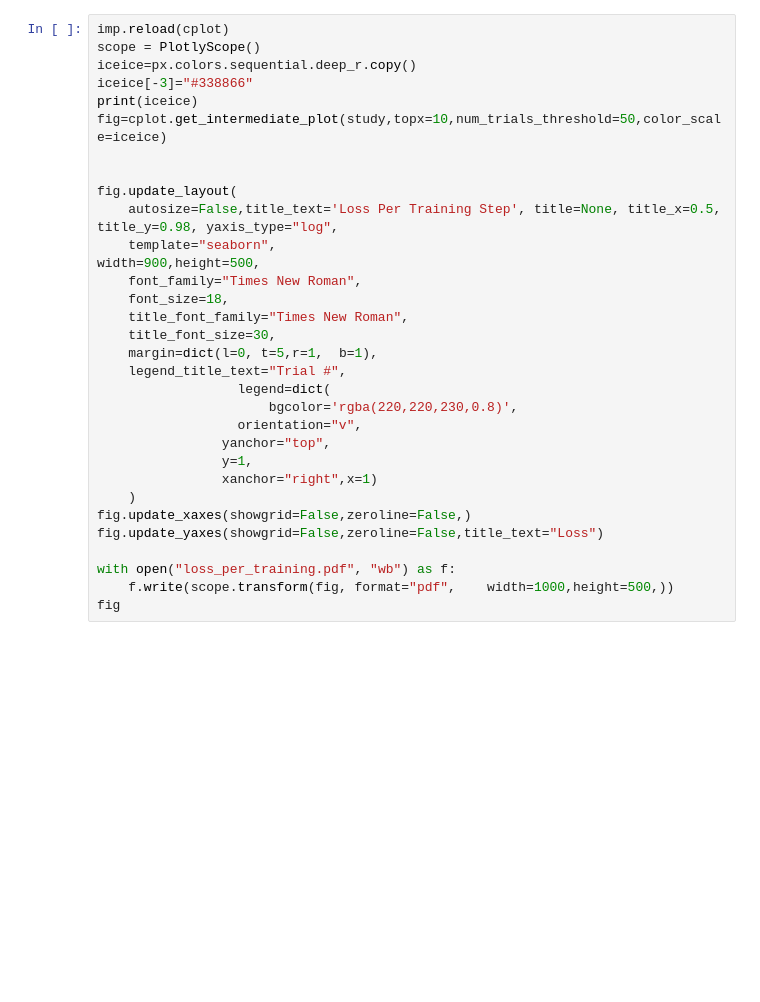
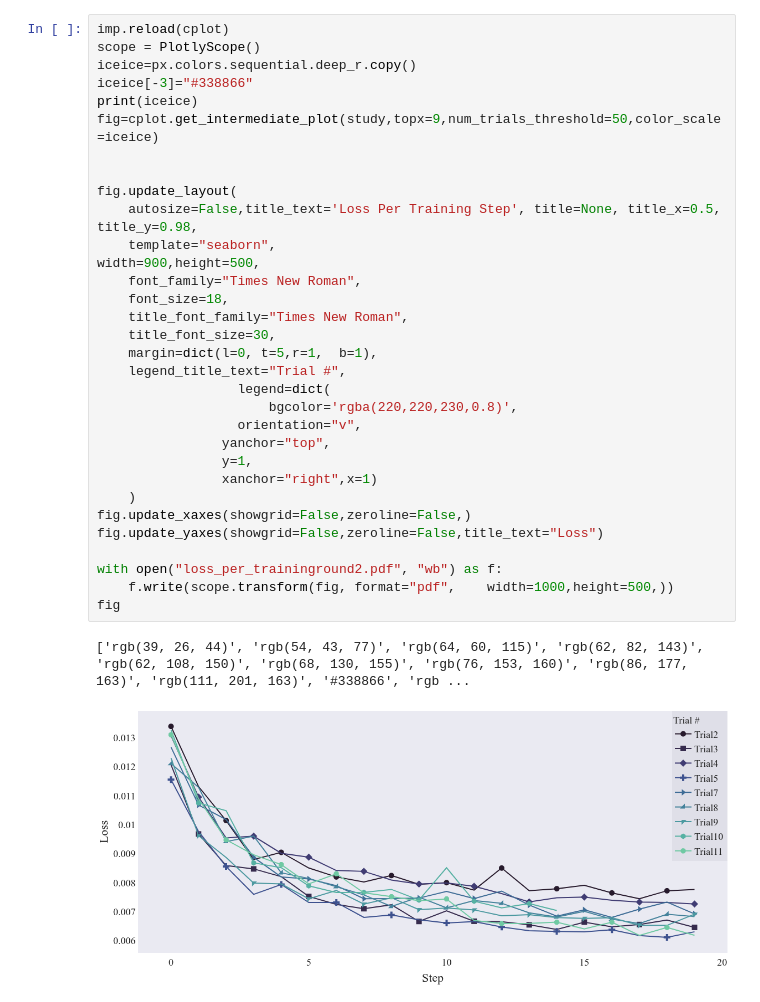
Before and after one commit to imilas/Synths_Stacks_Search, a Jupyter notebook: plots/chapter3_graphs/tunning_plots.ipynb, the cells around one changed output. Cells and saved outputs as stored; diff of their text form; blank space fills up the shorter version.

```diff
--- a/plots/chapter3_graphs/tunning_plots.ipynb
+++ b/plots/chapter3_graphs/tunning_plots.ipynb
@@ -72,35 +76,38 @@ fig
 # %%
 imp.reload(cplot)
 scope = PlotlyScope()
 iceice=px.colors.sequential.deep_r.copy()
 iceice[-3]="#338866"
 print(iceice)
-fig=cplot.get_intermediate_plot(study,topx=10,num_trials_threshold=50,color_scale=iceice)
+fig=cplot.get_intermediate_plot(study,topx=9,num_trials_threshold=50,color_scale=iceice)
 
 
 fig.update_layout(
-    autosize=False,title_text='Loss Per Training Step', title=None, title_x=0.5, title_y=0.98, yaxis_type="log",
+    autosize=False,title_text='Loss Per Training Step', title=None, title_x=0.5, title_y=0.98,
     template="seaborn",
 width=900,height=500,
     font_family="Times New Roman",
     font_size=18,
     title_font_family="Times New Roman",
     title_font_size=30,
     margin=dict(l=0, t=5,r=1,  b=1),
     legend_title_text="Trial #",
                   legend=dict(
                       bgcolor='rgba(220,220,230,0.8)',
                   orientation="v",
                 yanchor="top",
                 y=1,
                 xanchor="right",x=1)
     )
 fig.update_xaxes(showgrid=False,zeroline=False,)
 fig.update_yaxes(showgrid=False,zeroline=False,title_text="Loss")
 
-with open("loss_per_training.pdf", "wb") as f:
+with open("loss_per_traininground2.pdf", "wb") as f:
     f.write(scope.transform(fig, format="pdf",    width=1000,height=500,))
 fig
+# %% [output]
+['rgb(39, 26, 44)', 'rgb(54, 43, 77)', 'rgb(64, 60, 115)', 'rgb(62, 82, 143)', 'rgb(62, 108, 150)', 'rgb(68, 130, 155)', 'rgb(76, 153, 160)', 'rgb(86, 177, 163)', 'rgb(111, 201, 163)', '#338866', 'rgb ...
+[figure, added]
 # %%
 imp.reload(cplot)
 importances=optuna.importance.get_param_importances(study,params=[p for p in params if p!=""])
```
Also changed, not shown: parts of 10 cells of this notebook, 10 other files.
